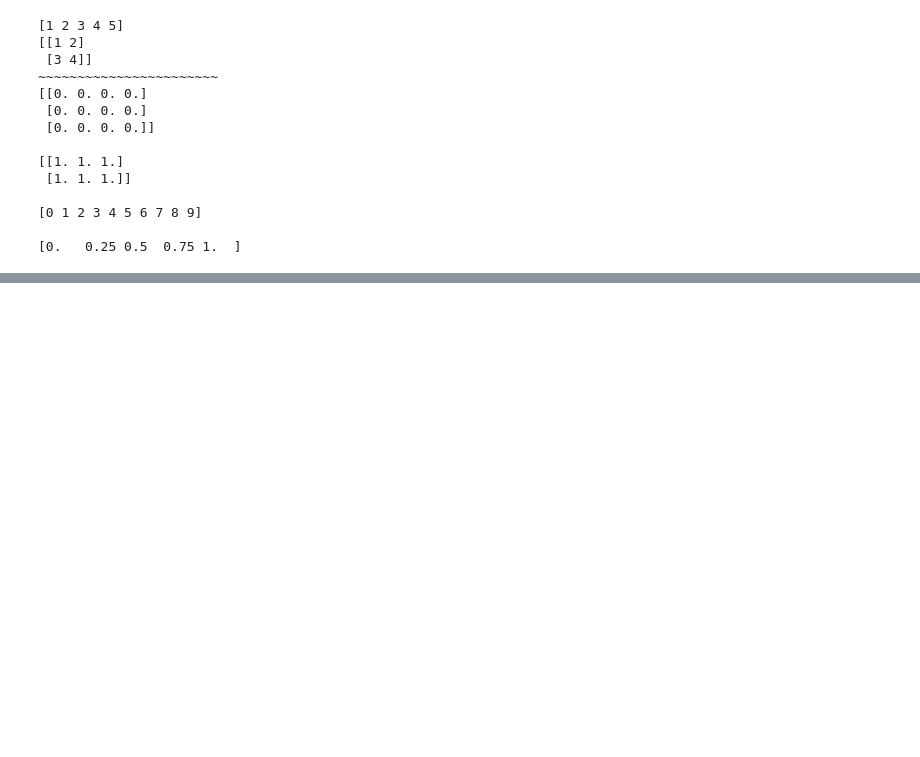
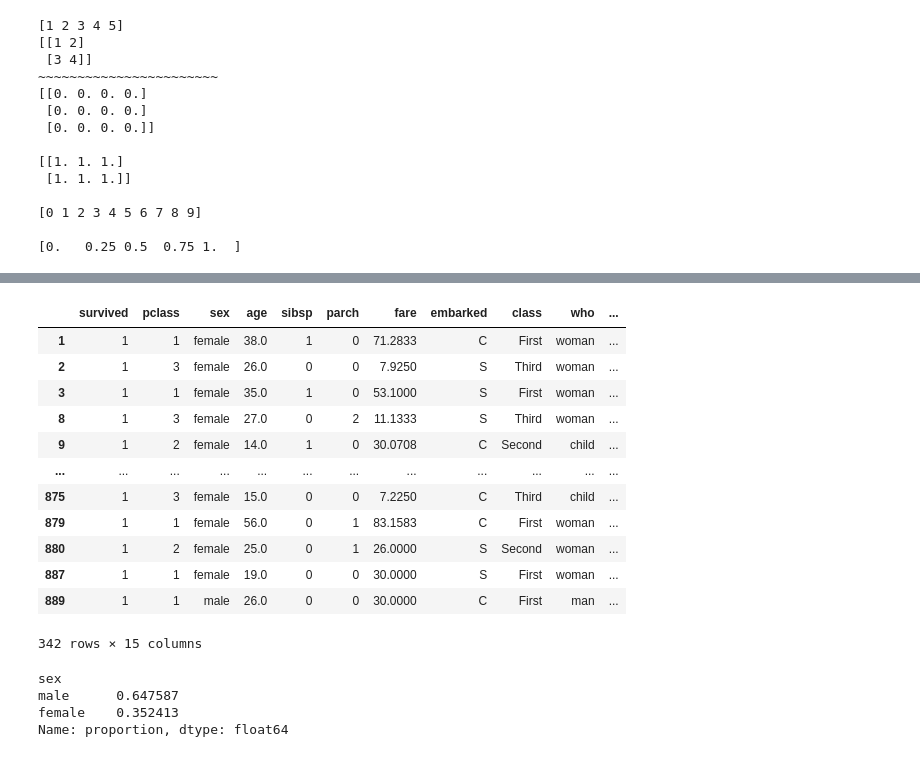
Before and after one commit to zhanghuile069-jpg/weekly-learning, a Jupyter notebook: week1/week01.ipynb, the cells around one changed output, grey strips where cells are left out. Saved outputs shown, nothing was run; the diff lists cells and outputs as text; code cells hidden in the pictures; blank space fills up the shorter version.

```diff
--- a/week1/week01.ipynb
+++ b/week1/week01.ipynb
@@ -319,0 +546,13 @@ print(arr.dtype)  #数据类型
+# %%
+# 4.2 读取 CSV 文件
+
+# 读取 CSV
+df = pd.read_csv("train.csv")
+
+# 如果你没有 CSV，先下载 Titanic 数据
+# Titanic 是 Kaggle 最经典的数据集，点这个链接下载：
+# https://www.kaggle.com/c/titanic/data (下载 train.csv)
+
+# 或者用 Seaborn 自带的 Titanic 数据集
+#import seaborn as sns
+#df = sns.load_dataset("titanic")
@@ -319,0 +604,40 @@ print(arr.dtype)  #数据类型
+# %%
+# === 列选择 ===
+df["age"]           # 选一列，返回 Series
+df[["age", "sex", "fare"]]  # 选多列，返回 DataFrame
+df.age              # 也可以这样（但不推荐，容易和列名冲突）
+
+# # === 行筛选（布尔索引）===
+df[df["age"] > 30]              # 年龄大于30的
+df[(df["age"] > 20) & (df["sex"] == "female")]  # 女且大于20
+df[df["survived"] == 1]          # 幸存者
+# %% [output]
+|  | survived | pclass | sex | age | sibsp | parch | fare | embarked | class | who | ... |
+| 1 | 1 | 1 | female | 38.0 | 1 | 0 | 71.2833 | C | First | woman | ... |
+| 2 | 1 | 3 | female | 26.0 | 0 | 0 | 7.9250 | S | Third | woman | ... |
+| 3 | 1 | 1 | female | 35.0 | 1 | 0 | 53.1000 | S | First | woman | ... |
+| 8 | 1 | 3 | female | 27.0 | 0 | 2 | 11.1333 | S | Third | woman | ... |
+| 9 | 1 | 2 | female | 14.0 | 1 | 0 | 30.0708 | C | Second | child | ... |
+| ... | ... | ... | ... | ... | ... | ... | ... | ... | ... | ... | ... |
+| 875 | 1 | 3 | female | 15.0 | 0 | 0 | 7.2250 | C | Third | child | ... |
+| 879 | 1 | 1 | female | 56.0 | 0 | 1 | 83.1583 | C | First | woman | ... |
+| 880 | 1 | 2 | female | 25.0 | 0 | 1 | 26.0000 | S | Second | woman | ... |
+| 887 | 1 | 1 | female | 19.0 | 0 | 0 | 30.0000 | S | First | woman | ... |
+| 889 | 1 | 1 | male | 26.0 | 0 | 0 | 30.0000 | C | First | man | ... |
+342 rows × 15 columns
+# %%
+# 4.4 基本统计
+
+df["age"].mean()       # 平均年龄
+df["fare"].median()    # 票价中位数
+df["fare"].min()       # 最低票价
+df["fare"].max()       # 最高票价
+df["fare"].std()       # 标准差（数据分布的离散程度）
+df["age"].value_counts()       # 每个年龄出现次数
+df["sex"].value_counts()       # 男女各多少人
+df["sex"].value_counts(normalize=True)  # 男女占比
+# %% [output]
+sex
+male      0.647587
+female    0.352413
+Name: proportion, dtype: float64
```
Also changed, not shown: parts of 43 cells of this notebook, 6 other files.
